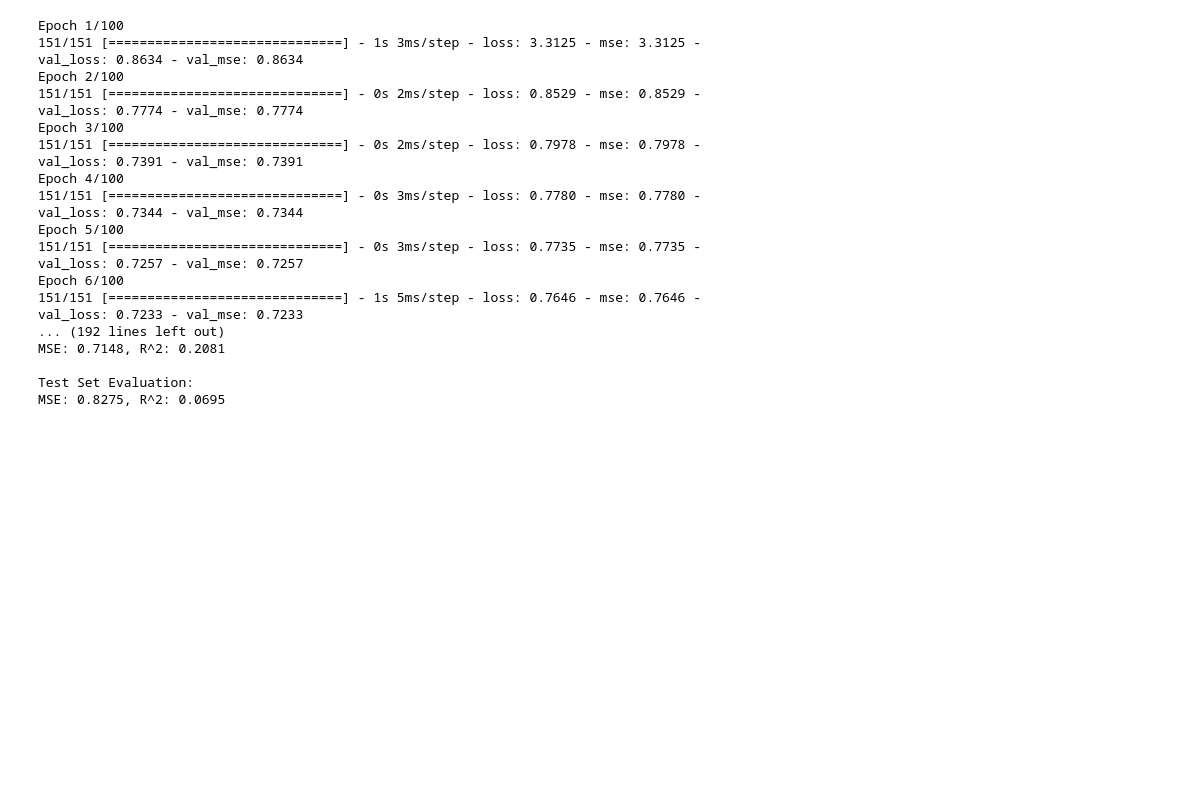
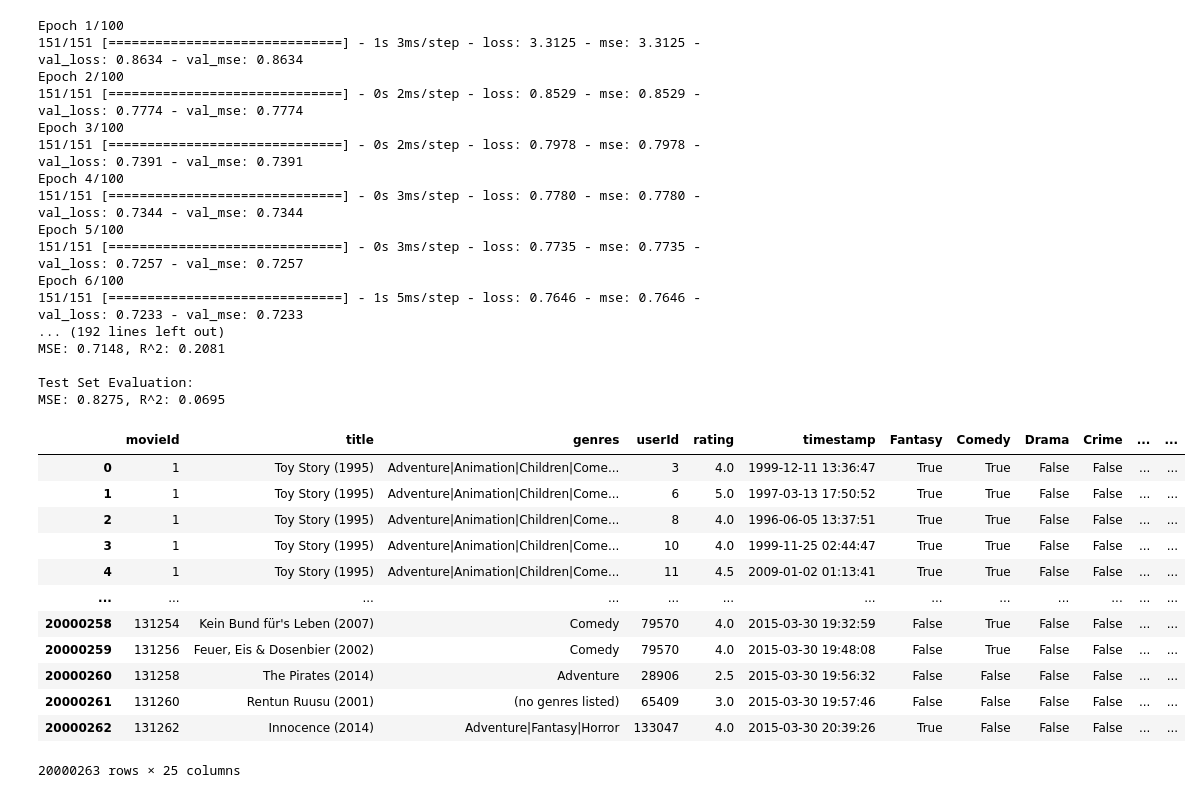
Before and after one commit to epfl-ada/ada-2024-project-skibidata, a Jupyter notebook: alex_model.ipynb, the cells around one changed output. Cells and saved outputs as stored; diff of their text form; code cells hidden in the pictures; blank space fills up the shorter version.

```diff
--- a/alex_model.ipynb
+++ b/alex_model.ipynb
@@ -289,3 +289,21 @@ MSE: 0.7148, R^2: 0.2081
 
 Test Set Evaluation:
 MSE: 0.8275, R^2: 0.0695
+# %%
+ratings_model_df=one_hot_encoding_genre(df,movies)
+# %%
+ratings_model_df
+# %% [output]
+|  | movieId | title | genres | userId | rating | timestamp | Fantasy | Comedy | Drama | Crime | ... | ... |
+| 0 | 1 | Toy Story (1995) | Adventure|Animation|Children|Come... | 3 | 4.0 | 1999-12-11 13:36:47 | True | True | False | False | ... | ... |
+| 1 | 1 | Toy Story (1995) | Adventure|Animation|Children|Come... | 6 | 5.0 | 1997-03-13 17:50:52 | True | True | False | False | ... | ... |
+| 2 | 1 | Toy Story (1995) | Adventure|Animation|Children|Come... | 8 | 4.0 | 1996-06-05 13:37:51 | True | True | False | False | ... | ... |
+| 3 | 1 | Toy Story (1995) | Adventure|Animation|Children|Come... | 10 | 4.0 | 1999-11-25 02:44:47 | True | True | False | False | ... | ... |
+| 4 | 1 | Toy Story (1995) | Adventure|Animation|Children|Come... | 11 | 4.5 | 2009-01-02 01:13:41 | True | True | False | False | ... | ... |
+| ... | ... | ... | ... | ... | ... | ... | ... | ... | ... | ... | ... | ... |
+| 20000258 | 131254 | Kein Bund für's Leben (2007) | Comedy | 79570 | 4.0 | 2015-03-30 19:32:59 | False | True | False | False | ... | ... |
+| 20000259 | 131256 | Feuer, Eis & Dosenbier (2002) | Comedy | 79570 | 4.0 | 2015-03-30 19:48:08 | False | True | False | False | ... | ... |
+| 20000260 | 131258 | The Pirates (2014) | Adventure | 28906 | 2.5 | 2015-03-30 19:56:32 | False | False | False | False | ... | ... |
+| 20000261 | 131260 | Rentun Ruusu (2001) | (no genres listed) | 65409 | 3.0 | 2015-03-30 19:57:46 | False | False | False | False | ... | ... |
+| 20000262 | 131262 | Innocence (2014) | Adventure|Fantasy|Horror | 133047 | 4.0 | 2015-03-30 20:39:26 | True | False | False | False | ... | ... |
+20000263 rows × 25 columns
```
Also changed, not shown: parts of 2 cells of this notebook, 2 other files.
